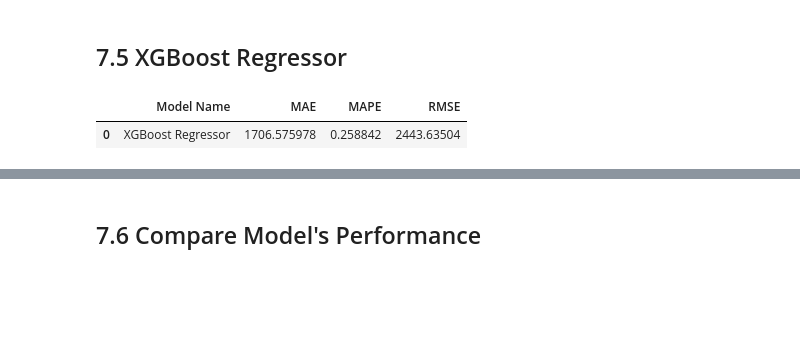
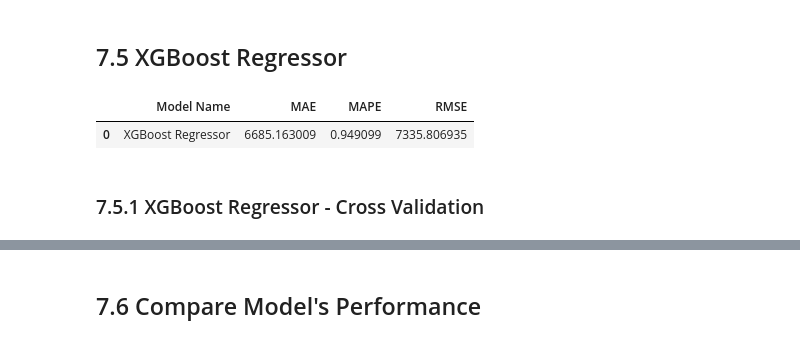
Before and after one commit to Leonamrsm/DS-em-Producao, a Jupyter notebook: Modulo_07/m07_v01_store_sales_prediction.ipynb, the cells around one changed output, grey strips where cells are left out. Cells and saved outputs as stored; diff of their text form; code cells hidden in the pictures; blank space fills up the shorter version.

```diff
--- a/Modulo_07/m07_v01_store_sales_prediction.ipynb
+++ b/Modulo_07/m07_v01_store_sales_prediction.ipynb
@@ -55,9 +108,9 @@ def cramer_v(x, y):
 # %% [markdown]
 ## 0.2. Loading df1
 # %%
-df_sales_raw = pd.read_csv('/content/drive/Othercomputers/Meu computador/DS em Produção/data/rossmann-store-sales/train.csv', low_memory=False)
+df_sales_raw = pd.read_csv('../data/train.csv', low_memory=False)
 
-df_store_raw = pd.read_csv('/content/drive/Othercomputers/Meu computador/DS em Produção/data/rossmann-store-sales/store.csv', low_memory=False)
+df_store_raw = pd.read_csv('../data/store.csv', low_memory=False)
 
 # merge
 df_raw = pd.merge(df_sales_raw, df_store_raw, how='left', on='Store')
@@ -1150,19 +1240,19 @@ rf_result
 ## 7.5 XGBoost Regressor
 # %%
 # model
-rf = xgb.XGBRegressor (objective='reg:squarederror',
+xgb_model = xgb.XGBRegressor (objective='reg:squarederror',
                        n_estimators=100,
                        eta=0.01,
-                       mas_depth=10,
-                       subsample=0.7,
-                       colsample_bytee=0.9).fit(x_train, y_train)
+                       subsample=0.7).fit(x_train, y_train)
 
 # prediction
-yhat_xgb = rf.predict(x_test)
+yhat_xgb = xgb_model.predict(x_test)
 
 # performance
 xgb_result = ml_error( 'XGBoost Regressor', np.expm1( y_test ), np.expm1( yhat_xgb ) )
 xgb_result
 # %% [output]
 |  | Model Name | MAE | MAPE | RMSE |
-| 0 | XGBoost Regressor | 1706.575978 | 0.258842 | 2443.63504 |
+| 0 | XGBoost Regressor | 6685.163009 | 0.949099 | 7335.806935 |
+# %% [markdown]
+### 7.5.1 XGBoost Regressor - Cross Validation
```
Also changed, not shown: parts of 38 cells of this notebook, 1 other file.
